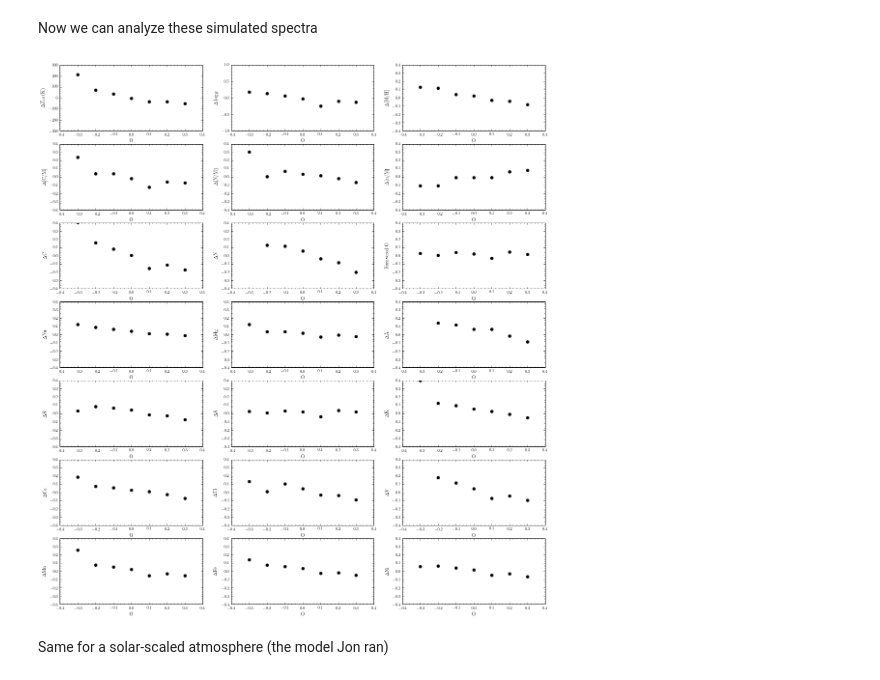
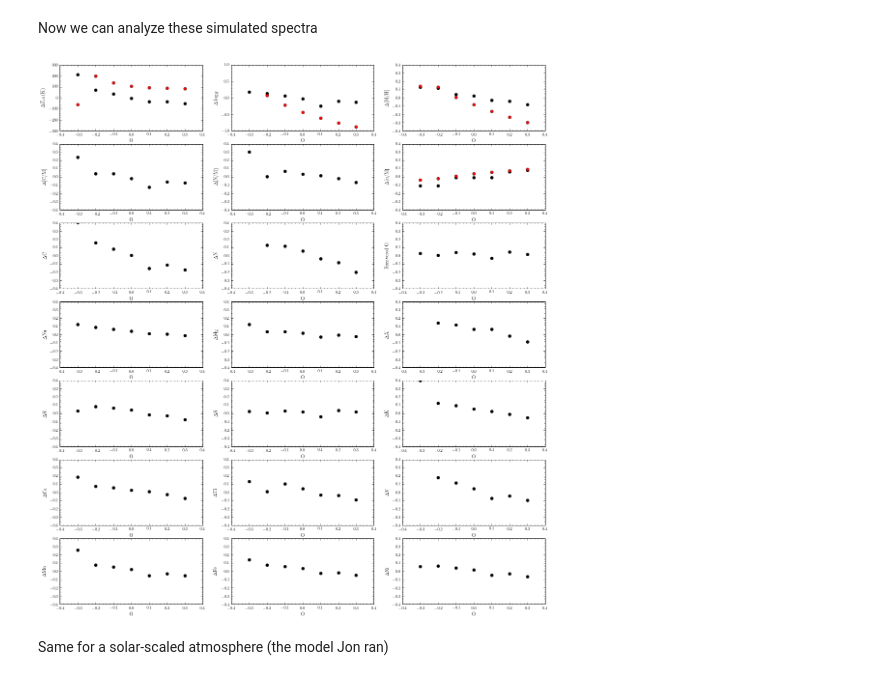
Before and after one commit to jobovy/misc-notebooks, a Jupyter notebook: apogee-aspcap-indivOvar.ipynb, the cells around one changed output. Saved outputs shown, nothing was run; the diff lists cells and outputs as text; code cells hidden in the pictures.

Commit message:
add cannon

```diff
--- a/apogee-aspcap-indivOvar.ipynb
+++ b/apogee-aspcap-indivOvar.ipynb
@@ -44,15 +45,25 @@ def fit(synspec,initcannon=True,blockOwindows=False):
     fparam= apogee.modelspec.ferre.fit(synspec,errs,initcannon=initcannon,lib='msGK',dr='current')
     felem= apogee.modelspec.ferre.elemfitall(synspec,0.005*numpy.ones_like(synspec),fparam=fparam,lib='msGK',dr='current')
     return (fparam,felem)
+# %%
+def cannon(synspec,blockOwindows=False):
+    # blockOwindows=True removes the O windows from the analysis
+    # Assume SNR=200
+    errs= 0.005*numpy.ones_like(synspec)
+    if blockOwindows:
+        errs[apwindow.tophat('O',apStarWavegrid=True)]= 10.
+    labels= apcannon.polylabels(synspec,errs)
+    return labels
 # %% [markdown]
 A function to plot the results
 # %%
-def plot_results(var,fparam,felem,fparam_ref,var_label=r'$\mathrm{O}$'):
+def plot_results(var,fparam,felem,fparam_ref,labels,var_label=r'$\mathrm{O}$'):
     figsize(18,20)
     # First do the parameters
     params= ['TEFF','LOGG','METALS','C','N','ALPHA']
     param_labels= [r'$\Delta T_{\mathrm{eff}}\,(\mathrm{K})$',r'$\Delta \log g$',r'$\Delta [\mathrm{M/H}]$',
                    r'$\Delta [\mathrm{C/M}]$',r'$\Delta [\mathrm{N/M}$]',r'$\Delta [\alpha/\mathrm{M}$]']
+    cannonlabelIndx= [0,1,2,None,None,3]
     ranges= [[-300.,300.],[-1.,1.],[-0.4,0.4],[-0.4,0.4],[-0.4,0.4],[-0.4,0.4]]
     for ii, param in enumerate(params):
         subplot(7,3,ii+1)
@@ -61,6 +72,9 @@ def plot_results(var,fparam,felem,fparam_ref,var_label=r'$\mathrm{O}$'):
         yrange= ranges[ii]
         bovy_plot.bovy_plot(var,ty,'ko',xlabel=var_label,ylabel=param_labels[ii],
                             xrange=[var[0]-0.1,var[-1]+0.1],yrange=yrange,gcf=True)
+        if not cannonlabelIndx[ii] is None:
+            ty= labels[:,cannonlabelIndx[ii]]-fparam_ref[paramIndx(param)]
+            bovy_plot.bovy_plot(var,ty,'ro',overplot=True)
     # Now do the elements
     elems= ['C','N','O','Na','Mg','Al','Si','S','K','Ca','Ti','V','Mn','Fe','Ni']
     for ii, elem in enumerate(elems):
@@ -102,14 +116,19 @@ for ii in range(len(ofes)):
     tresult= fit(synspecs40[ii])
     results_fparam.append(tresult[0])
     results_felem.append(tresult[1])
+# %%
+results_cannon= []
+for ii in range(len(ofes)):
+    results_cannon.append(cannon(synspecs40[ii]))
 # %%
 fparam_ref= [4000.,2.5,0.,0.,0.,0.,0.]
 results_fparam= numpy.reshape(numpy.array(results_fparam),(len(ofes),7))
 newresults_felem= {}
 for elem in results_felem[0]: newresults_felem[elem]= numpy.array([results_felem[ii][elem] for ii in range(len(ofes))])
-plot_results(ofes,results_fparam,newresults_felem,fparam_ref,var_label=r'$\mathrm{O}$')
+plot_results(ofes,results_fparam,newresults_felem,fparam_ref,numpy.reshape(numpy.array(results_cannon),(len(ofes),4)),
+             var_label=r'$\mathrm{O}$')
 # %% [output]
-[figure, old version]
+[figure, new version]
 # %% [markdown]
 Same for a solar-scaled atmosphere (the model Jon ran)
 # %%
```
Also changed, not shown: parts of 7 cells of this notebook.
